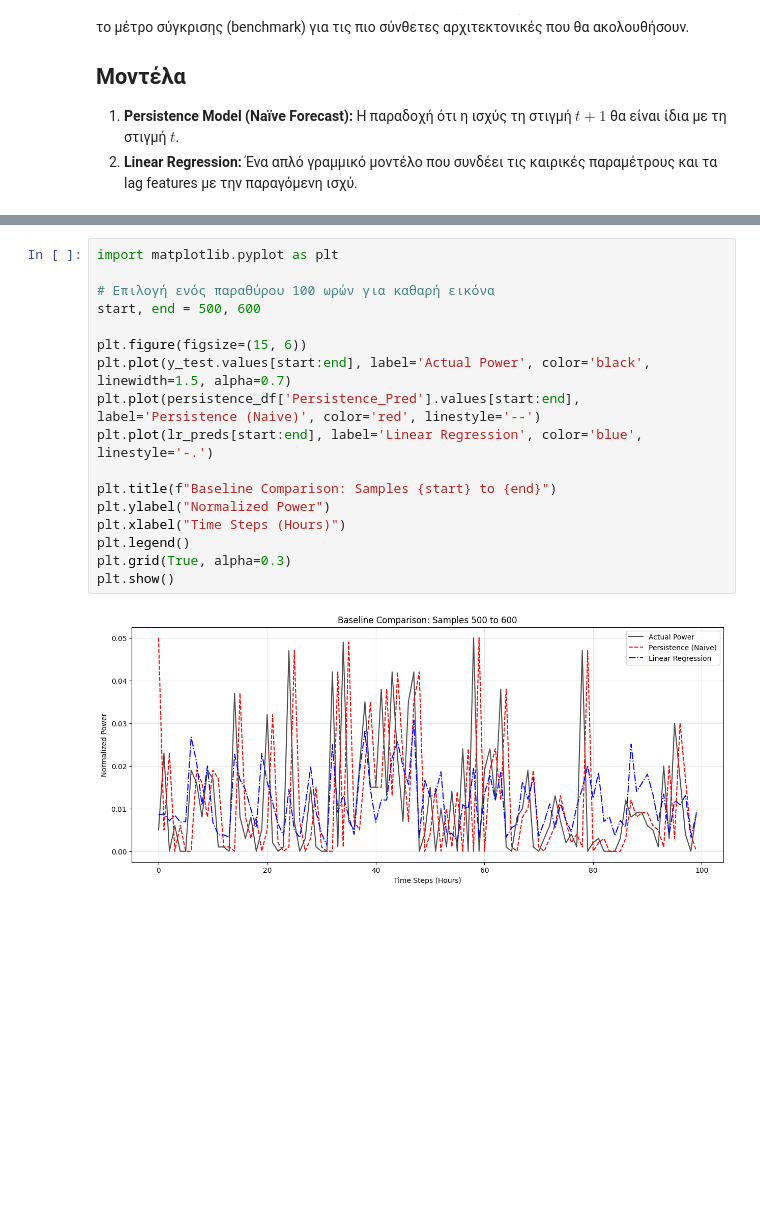
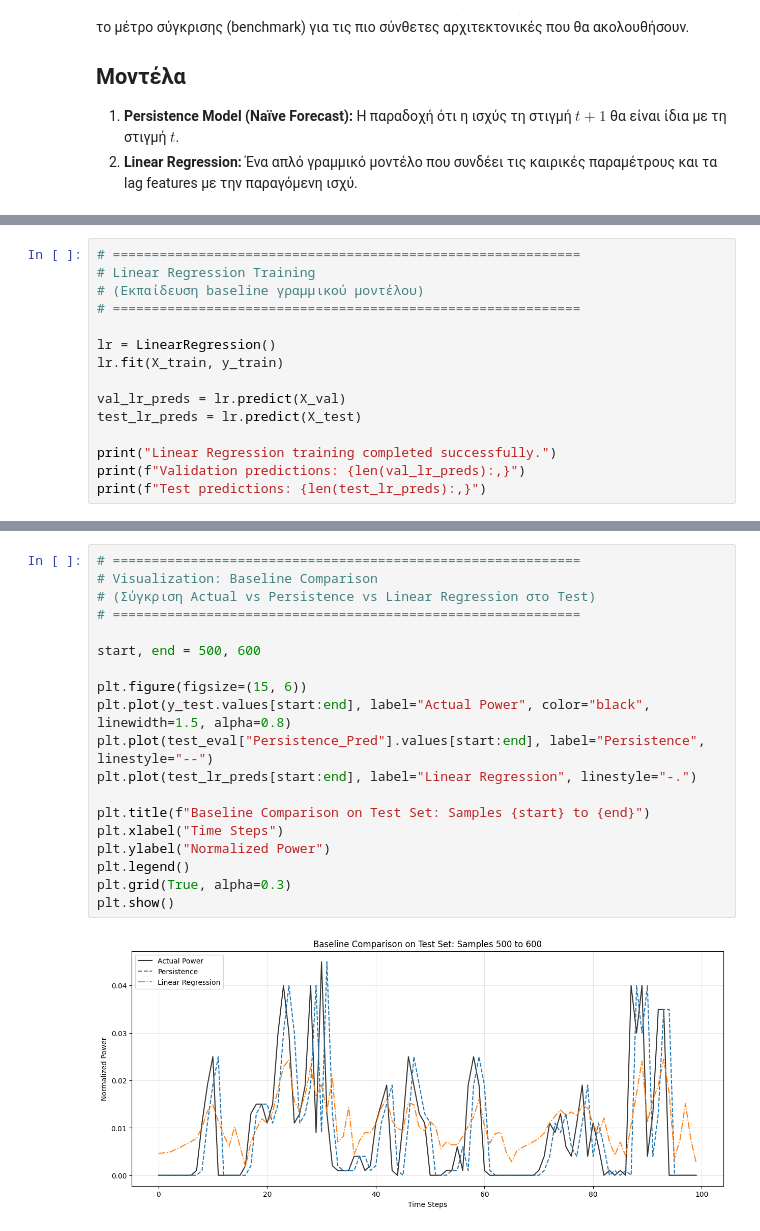
Before and after one commit to Dionysis33/WindPower_DigitalTwin, a Jupyter notebook: notebooks/06_baseline_modeling.ipynb, the cells around one changed output, grey strips where cells are left out. Saved outputs shown, nothing was run; the diff lists cells and outputs as text; blank space fills up the shorter version.

```diff
--- a/notebooks/06_baseline_modeling.ipynb
+++ b/notebooks/06_baseline_modeling.ipynb
@@ -60,0 +146,15 @@ Features που χρησιμοποιήθηκαν: ['nwp_fcst_horiz_hours', 'T_HA
+# %%
+# ============================================================
+# Linear Regression Training
+# (Εκπαίδευση baseline γραμμικού μοντέλου)
+# ============================================================
+
+lr = LinearRegression()
+lr.fit(X_train, y_train)
+
+val_lr_preds = lr.predict(X_val)
+test_lr_preds = lr.predict(X_test)
+
+print("Linear Regression training completed successfully.")
+print(f"Validation predictions: {len(val_lr_preds):,}")
+print(f"Test predictions: {len(test_lr_preds):,}")
@@ -83,20 +201,22 @@ print(results_df)
 # %%
-import matplotlib.pyplot as plt
+# ============================================================
+# Visualization: Baseline Comparison
+# (Σύγκριση Actual vs Persistence vs Linear Regression στο Test)
+# ============================================================
 
-# Επιλογή ενός παραθύρου 100 ωρών για καθαρή εικόνα
 start, end = 500, 600
 
 plt.figure(figsize=(15, 6))
-plt.plot(y_test.values[start:end], label='Actual Power', color='black', linewidth=1.5, alpha=0.7)
-plt.plot(persistence_df['Persistence_Pred'].values[start:end], label='Persistence (Naive)', color='red', linestyle='--')
-plt.plot(lr_preds[start:end], label='Linear Regression', color='blue', linestyle='-.')
+plt.plot(y_test.values[start:end], label="Actual Power", color="black", linewidth=1.5, alpha=0.8)
+plt.plot(test_eval["Persistence_Pred"].values[start:end], label="Persistence", linestyle="--")
+plt.plot(test_lr_preds[start:end], label="Linear Regression", linestyle="-.")
 
-plt.title(f"Baseline Comparison: Samples {start} to {end}")
+plt.title(f"Baseline Comparison on Test Set: Samples {start} to {end}")
+plt.xlabel("Time Steps")
 plt.ylabel("Normalized Power")
-plt.xlabel("Time Steps (Hours)")
 plt.legend()
 plt.grid(True, alpha=0.3)
 plt.show()
 # %% [output]
-[figure, old version]
+[figure, new version]
 # %%
```
Also changed, not shown: parts of 12 cells of this notebook.
